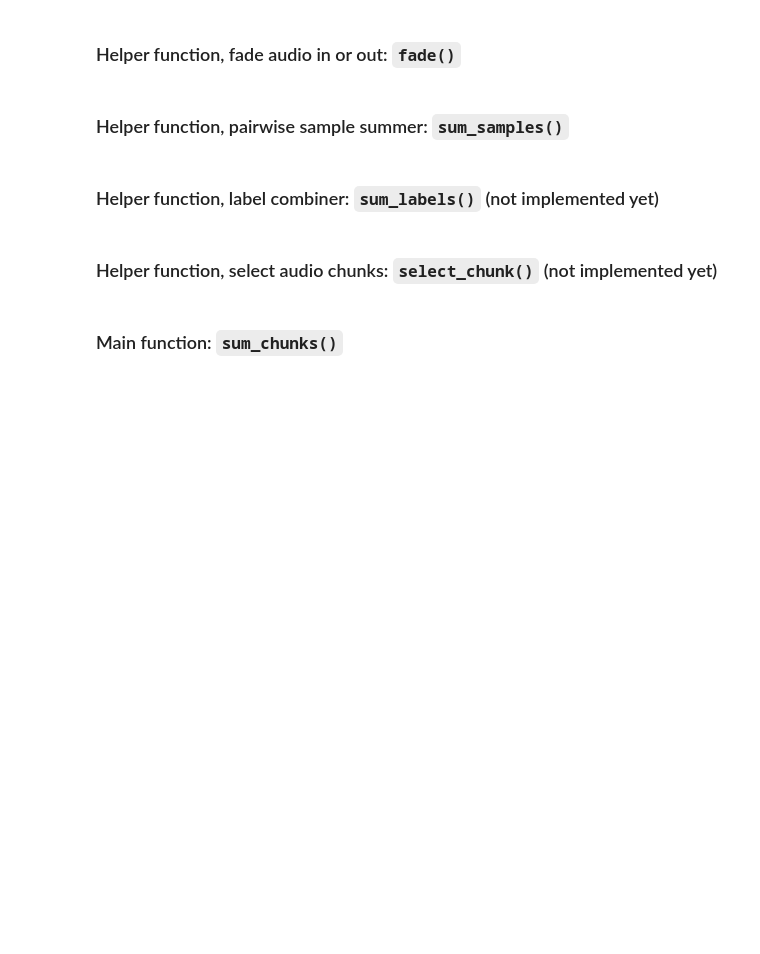
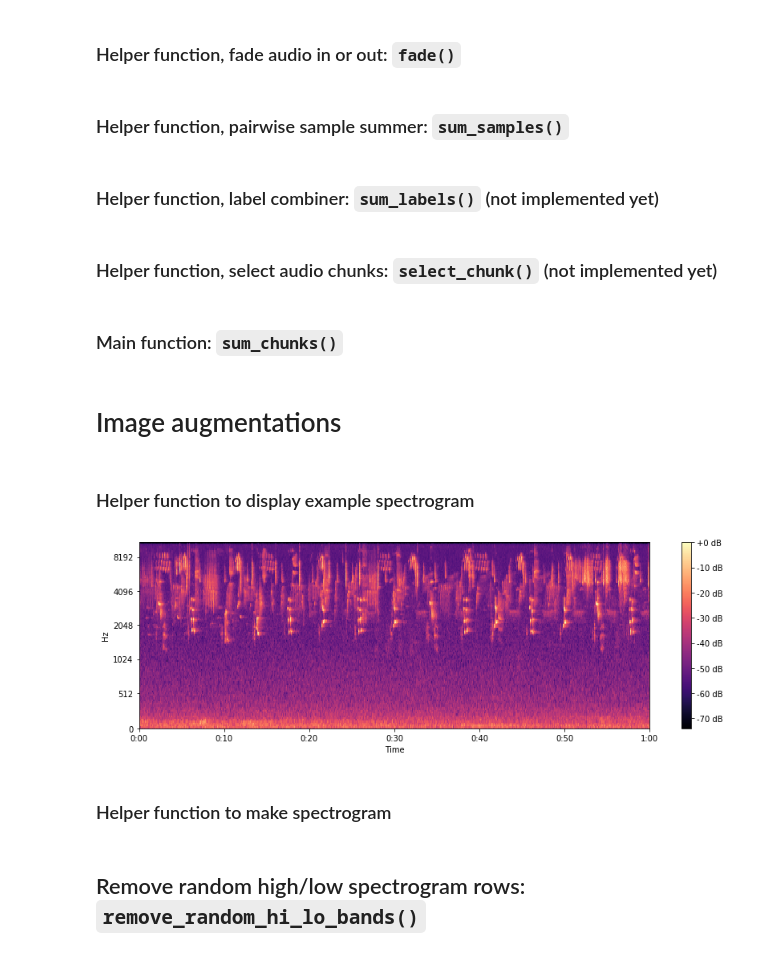
Before and after one commit to kitzeslab/opensoundscape, a Jupyter notebook: opensoundscape/augmentations.ipynb, the cells around one changed output. Cells and saved outputs as stored; diff of their text form; code cells hidden in the pictures; blank space fills up the shorter version.

Commit message:
Add remove_random_hi_lo_bands()

```diff
--- a/opensoundscape/augmentations.ipynb
+++ b/opensoundscape/augmentations.ipynb
@@ -797,6 +799,10 @@ def sum_chunks(
     return summed_chunks, summed_labels
 # %%
 # TODO: implement tests
+# %% [markdown]
+# Image augmentations
+# %% [markdown]
+### Helper function to display example spectrogram
 # %%
 import librosa
 import librosa.display
@@ -822,3 +828,11 @@ def display_mel_spectrogram(y, sr):
 
     # Make the figure layout compact
     plt.tight_layout()
+
+    return S
+# %%
+spect = display_mel_spectrogram(samples, sample_rate)
+# %% [output]
+[figure, added]
+# %% [markdown]
+### Helper function to make spectrogram
@@ -824,0 +906,2 @@ def display_mel_spectrogram(y, sr):
+# %% [markdown]
+## Remove random high/low spectrogram rows: `remove_random_hi_lo_bands()`
```
Also changed, not shown: parts of 11 cells of this notebook.
